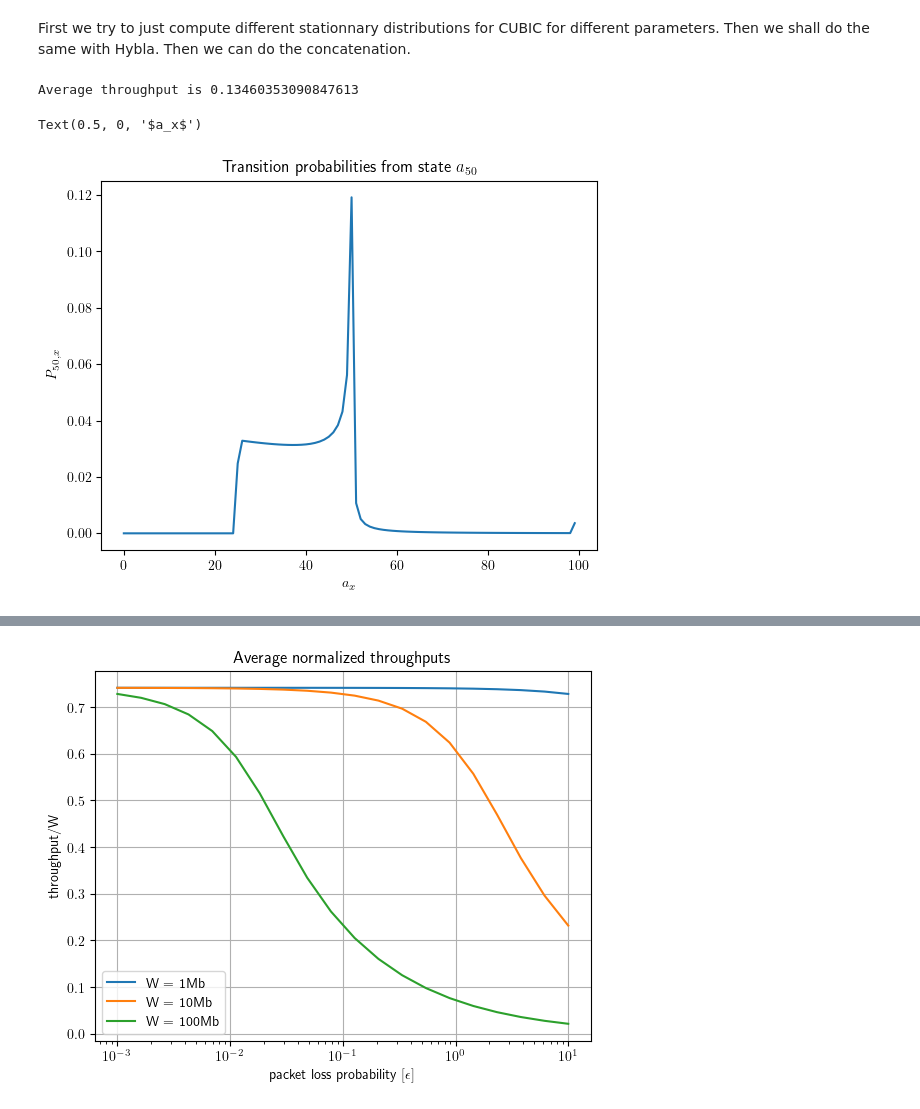
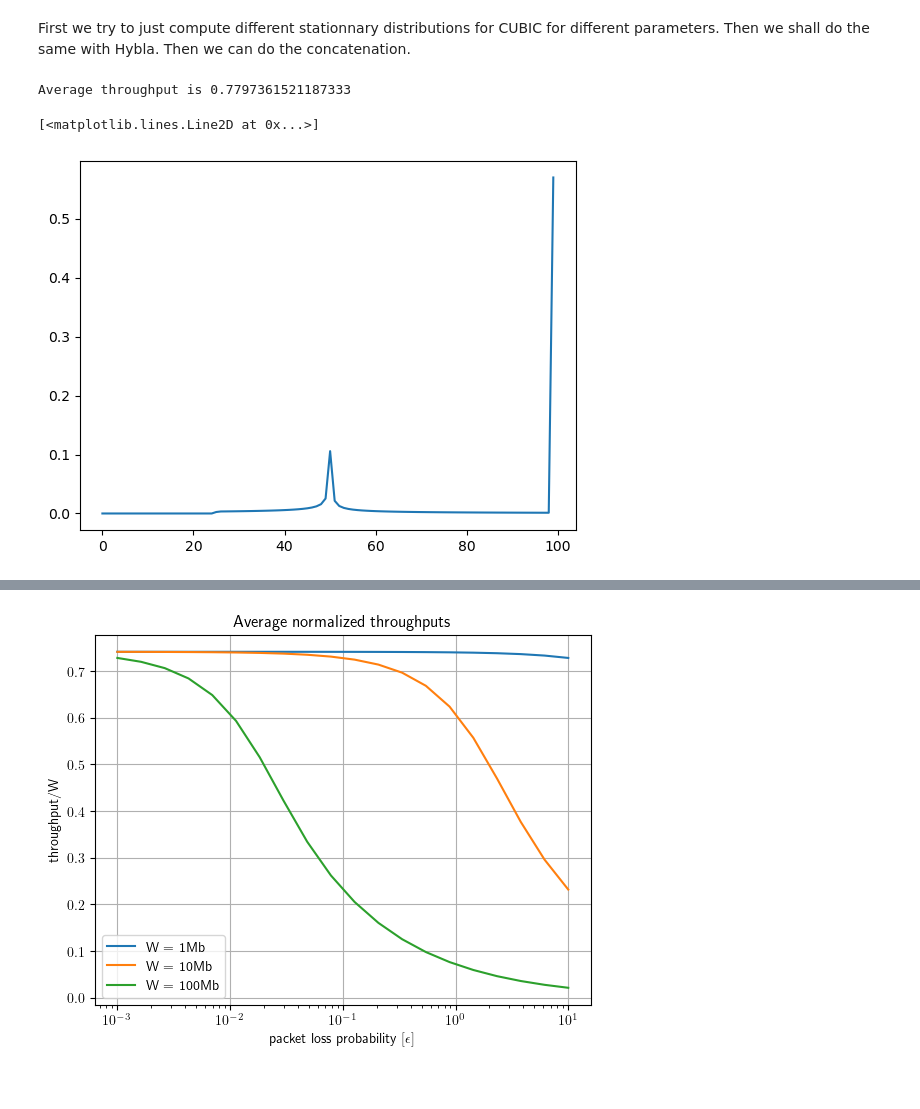
Before and after one commit to megretj/qpepcca, a Jupyter notebook: markovianModel.ipynb, the cells around one changed output, grey strips where cells are left out. Cells and saved outputs as stored; diff of their text form; code cells hidden in the pictures.

```diff
--- a/markovianModel.ipynb
+++ b/markovianModel.ipynb
@@ -50,7 +50,7 @@ class CCA_CUBIC_MarkovChain:
         for i in range(self.N):
             for j in range(self.N):
                 if j == self.N:
-                    self.P[i,j] = np.sum(self.P[i,:-1])
+                    self.P[i,j] = 1-np.sum(self.P[i,:-1])
                     continue
                 self.P[i,j] = self.transition_proba_CUBIC(i+1,j+1)
 
@@ -81,17 +81,17 @@ class CCA_CUBIC_MarkovChain:
         self.x = 1/self.W*numerator/denominator
         return self.x
 # %%
-wired = CCA_CUBIC_MarkovChain(trans_err=0.5,beta=0.5,alpha=1,N=100,C =1000,RTT=0.5)
+wired = CCA_CUBIC_MarkovChain(trans_err=0.05,beta=0.5,alpha=1,N=100,C =1000,RTT=0.5)
 wired.avg_throughput()
 print(f"Average throughput is {wired.x}")
 plt.plot(np.arange(wired.N),wired.P[50,:])
-plt.title(r"Transition probabilities from state $a_{50}$")
-plt.ylabel(r"$P_{50,x}$")
-plt.xlabel(r"$a_x$")
+# plt.title(r"Transition probabilities from state $a_{50}$")
+# plt.ylabel(r"$P_{50,x}$")
+# plt.xlabel(r"$a_x$")
 # %% [output]
-Average throughput is 0.13460353090847613
+Average throughput is 0.7797361521187333
-Text(0.5, 0, '$a_x$')
+[<matplotlib.lines.Line2D at 0x...>]
-[figure, old version]
+[figure, new version]
 # %%
 # Plot stationnary distribution
 plt.plot(np.arange(wired.N),wired.pi)
```
Also changed, not shown: parts of 10 cells of this notebook, 1 other file.
